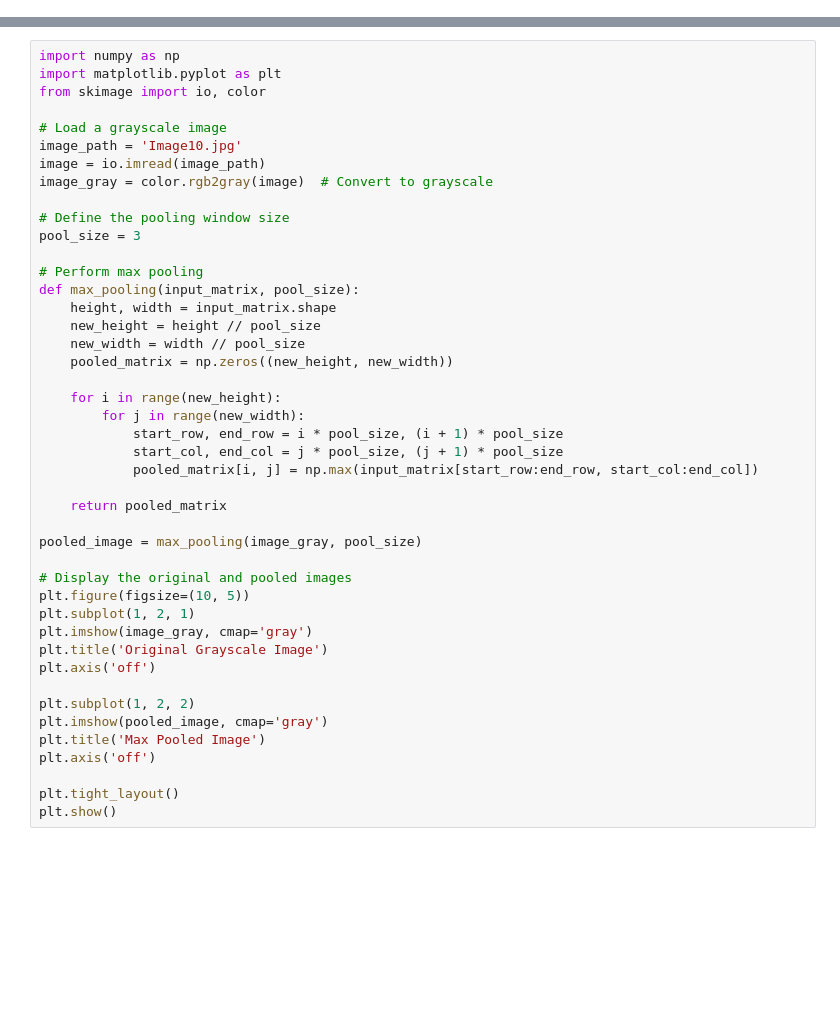
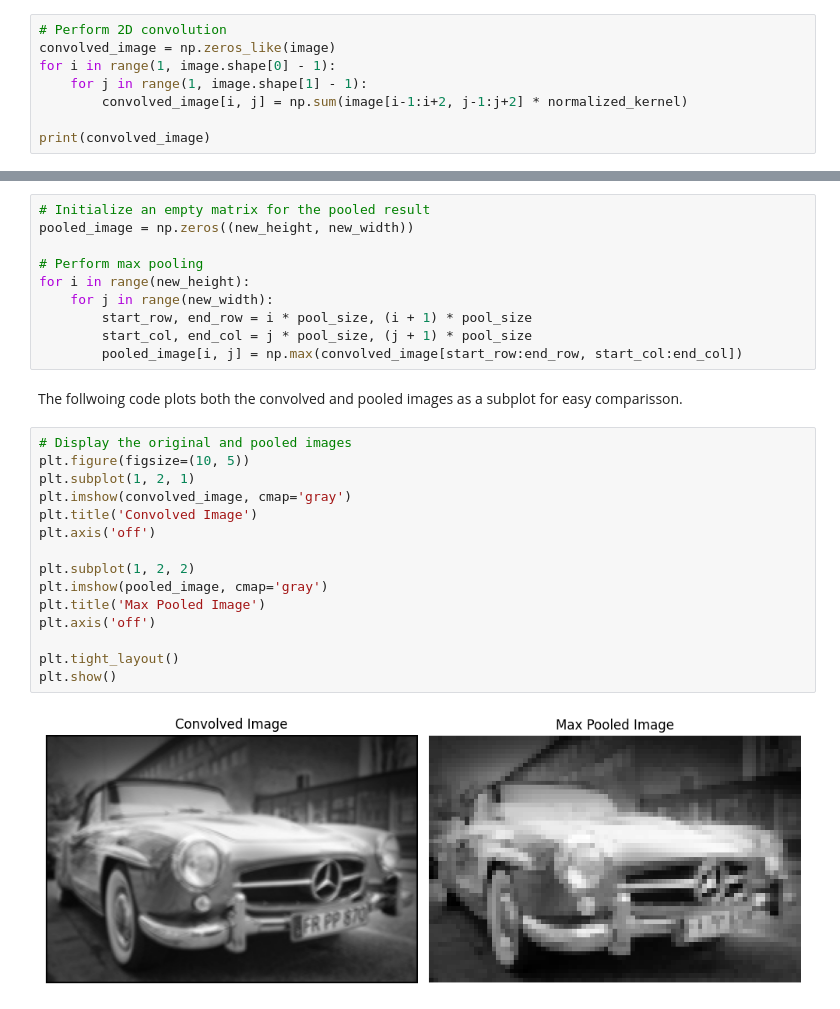
Before and after one commit to asciicorp/ai-club-notebook, a Jupyter notebook: content/week-3/feature-extraction-with-numpy.ipynb, the cells around one changed output, grey strips where cells are left out. Drawn from its saved outputs; the diff is of its cells as text; blank space fills up the shorter version.

Commit message:
Changes to Week 3 - Numpy, Feature Extraction with Numpy

```diff
--- a/content/week-3/feature-extraction-with-numpy.ipynb
+++ b/content/week-3/feature-extraction-with-numpy.ipynb
@@ -40,0 +99,8 @@ plt.show()
+# %%
+# Perform 2D convolution
+convolved_image = np.zeros_like(image)
+for i in range(1, image.shape[0] - 1):
+    for j in range(1, image.shape[1] - 1):
+        convolved_image[i, j] = np.sum(image[i-1:i+2, j-1:j+2] * normalized_kernel)
+
+print(convolved_image)
@@ -41,44 +215,29 @@ plt.show()
+# %%
+# Initialize an empty matrix for the pooled result
+pooled_image = np.zeros((new_height, new_width))
+
+# Perform max pooling
+for i in range(new_height):
+    for j in range(new_width):
+        start_row, end_row = i * pool_size, (i + 1) * pool_size
+        start_col, end_col = j * pool_size, (j + 1) * pool_size
+        pooled_image[i, j] = np.max(convolved_image[start_row:end_row, start_col:end_col])
+# %% [markdown]
+The follwoing code plots both the convolved and pooled images as a subplot for easy comparisson.
 # %%
-import numpy as np
-import matplotlib.pyplot as plt
-from skimage import io, color
-
-# Load a grayscale image
-image_path = 'Image10.jpg'
-image = io.imread(image_path)
-image_gray = color.rgb2gray(image)  # Convert to grayscale
-
-# Define the pooling window size
-pool_size = 3
-
-# Perform max pooling
-def max_pooling(input_matrix, pool_size):
-    height, width = input_matrix.shape
-    new_height = height // pool_size
-    new_width = width // pool_size
-    pooled_matrix = np.zeros((new_height, new_width))
-
-    for i in range(new_height):
-        for j in range(new_width):
-            start_row, end_row = i * pool_size, (i + 1) * pool_size
-            start_col, end_col = j * pool_size, (j + 1) * pool_size
-            pooled_matrix[i, j] = np.max(input_matrix[start_row:end_row, start_col:end_col])
-
-    return pooled_matrix
-
-pooled_image = max_pooling(image_gray, pool_size)
-
 # Display the original and pooled images
 plt.figure(figsize=(10, 5))
 plt.subplot(1, 2, 1)
-plt.imshow(image_gray, cmap='gray')
-plt.title('Original Grayscale Image')
+plt.imshow(convolved_image, cmap='gray')
+plt.title('Convolved Image')
 plt.axis('off')
 
 plt.subplot(1, 2, 2)
 plt.imshow(pooled_image, cmap='gray')
 plt.title('Max Pooled Image')
 plt.axis('off')
 
 plt.tight_layout()
 plt.show()
+# %% [output]
+[figure, added]
```
Also changed, not shown: parts of 31 cells of this notebook, 2 other files.
